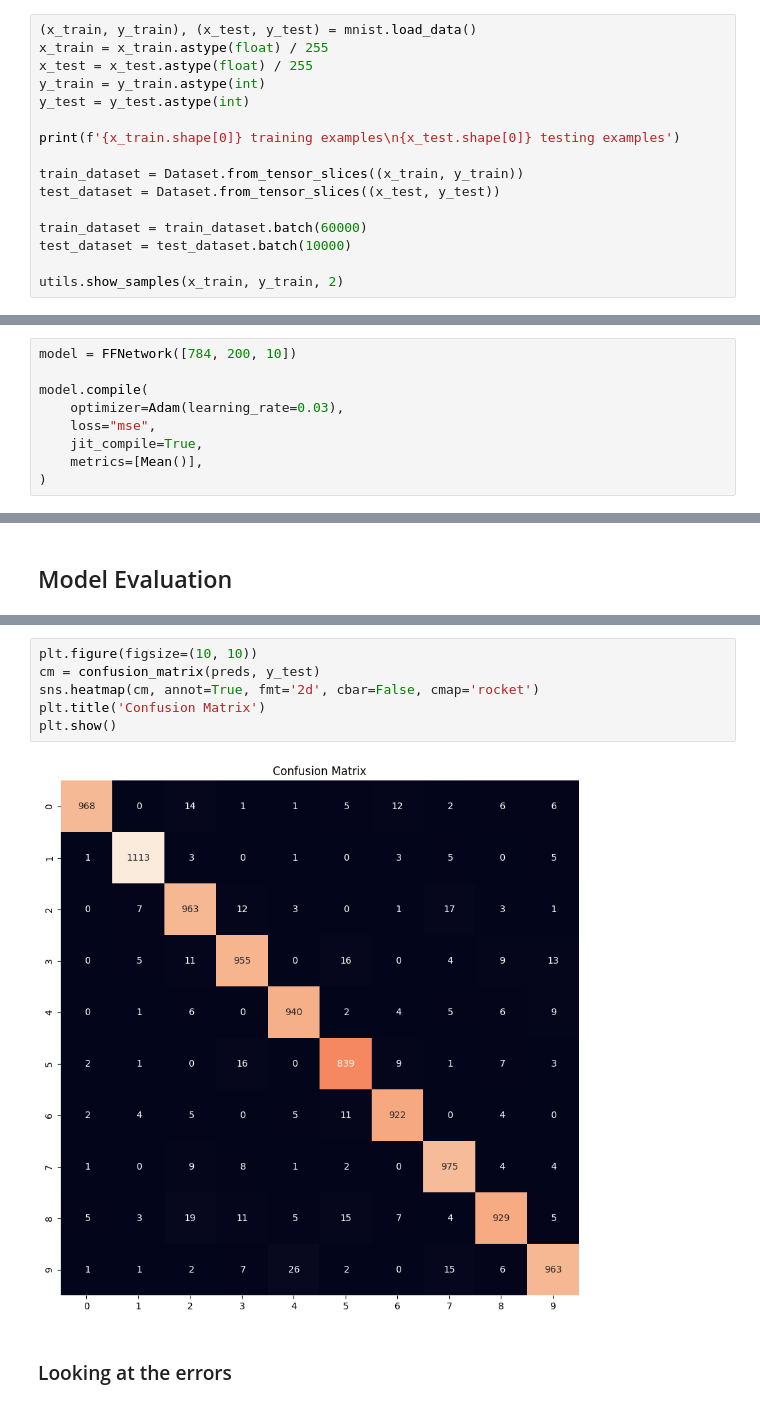
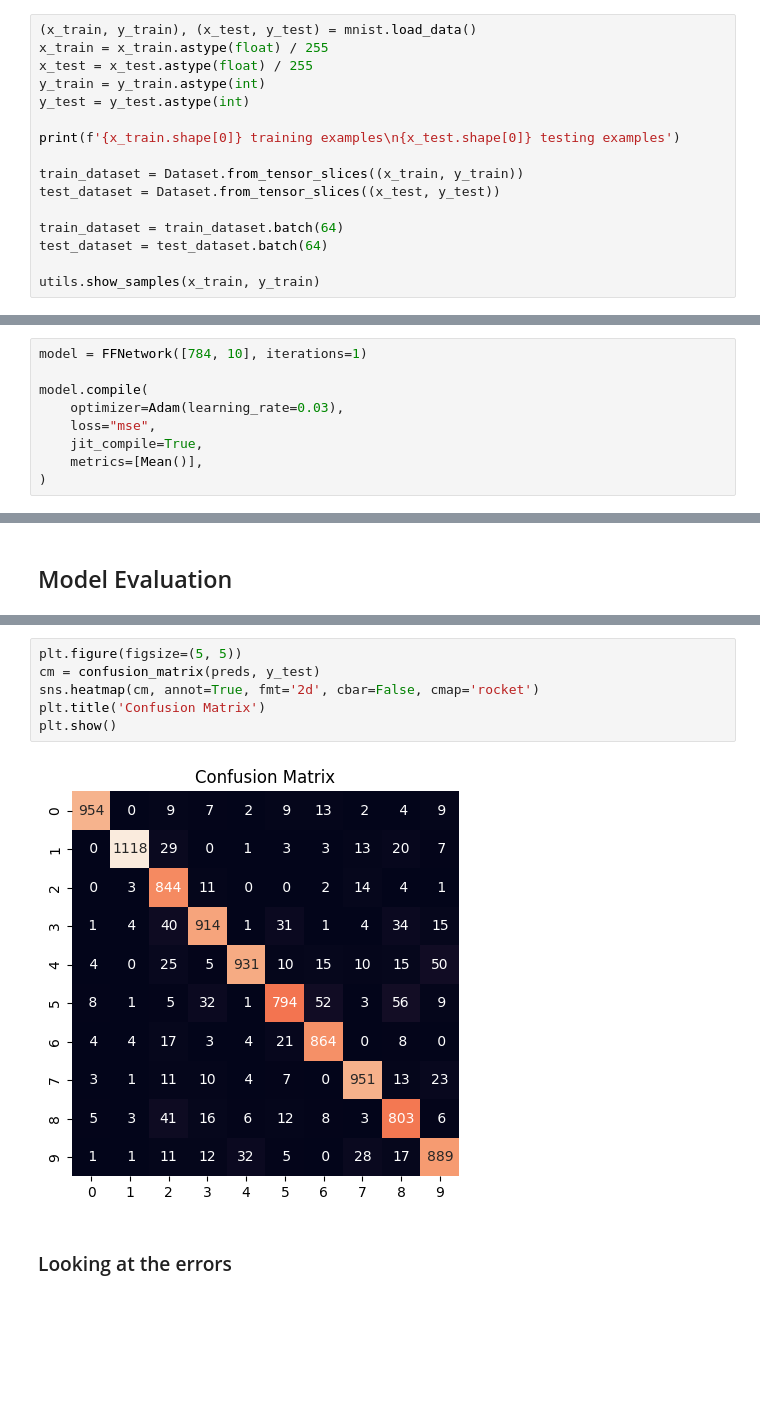
Before and after one commit to karencfisher/forward-forward, a Jupyter notebook: mnist.ipynb, the cells around one changed output, grey strips where cells are left out. Cells and saved outputs as stored; diff of their text form; blank space fills up the shorter version.

```diff
--- a/mnist.ipynb
+++ b/mnist.ipynb
@@ -54,10 +32,10 @@ print(f'{x_train.shape[0]} training examples\n{x_test.shape[0]} testing examples
 train_dataset = Dataset.from_tensor_slices((x_train, y_train))
 test_dataset = Dataset.from_tensor_slices((x_test, y_test))
 
-train_dataset = train_dataset.batch(60000)
-test_dataset = test_dataset.batch(10000)
+train_dataset = train_dataset.batch(64)
+test_dataset = test_dataset.batch(64)
 
-utils.show_samples(x_train, y_train, 2)
+utils.show_samples(x_train, y_train)
 # %% [output]
 60000 training examples
 10000 testing examples
@@ -65,7 +115,7 @@ utils.show_samples(x_train, y_train, 2)
 # %% [markdown]
 ## Build and train the Forward-Foward model!
 # %%
-model = FFNetwork([784, 200, 10])
+model = FFNetwork([784, 10], iterations=1)
 
 model.compile(
     optimizer=Adam(learning_rate=0.03),
@@ -110,10 +160,10 @@ Test Accuracy score : 95.67%
 # %%
-plt.figure(figsize=(10, 10))
+plt.figure(figsize=(5, 5))
 cm = confusion_matrix(preds, y_test)
 sns.heatmap(cm, annot=True, fmt='2d', cbar=False, cmap='rocket')
 plt.title('Confusion Matrix')
 plt.show()
 # %% [output]
-[figure, old version]
+[figure, new version]
 # %% [markdown]
 ### Looking at the errors
```
Also changed, not shown: parts of 26 cells of this notebook, 2 other files.
